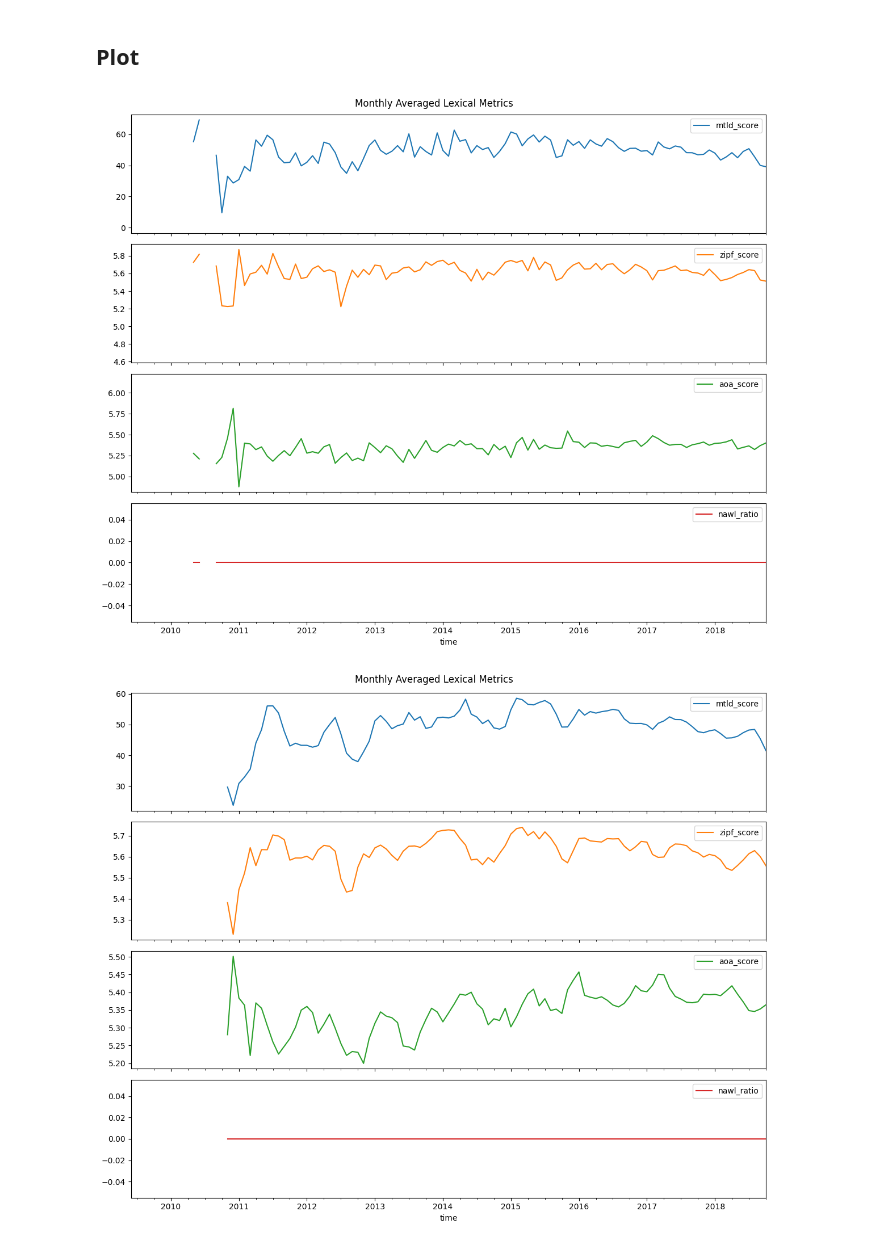
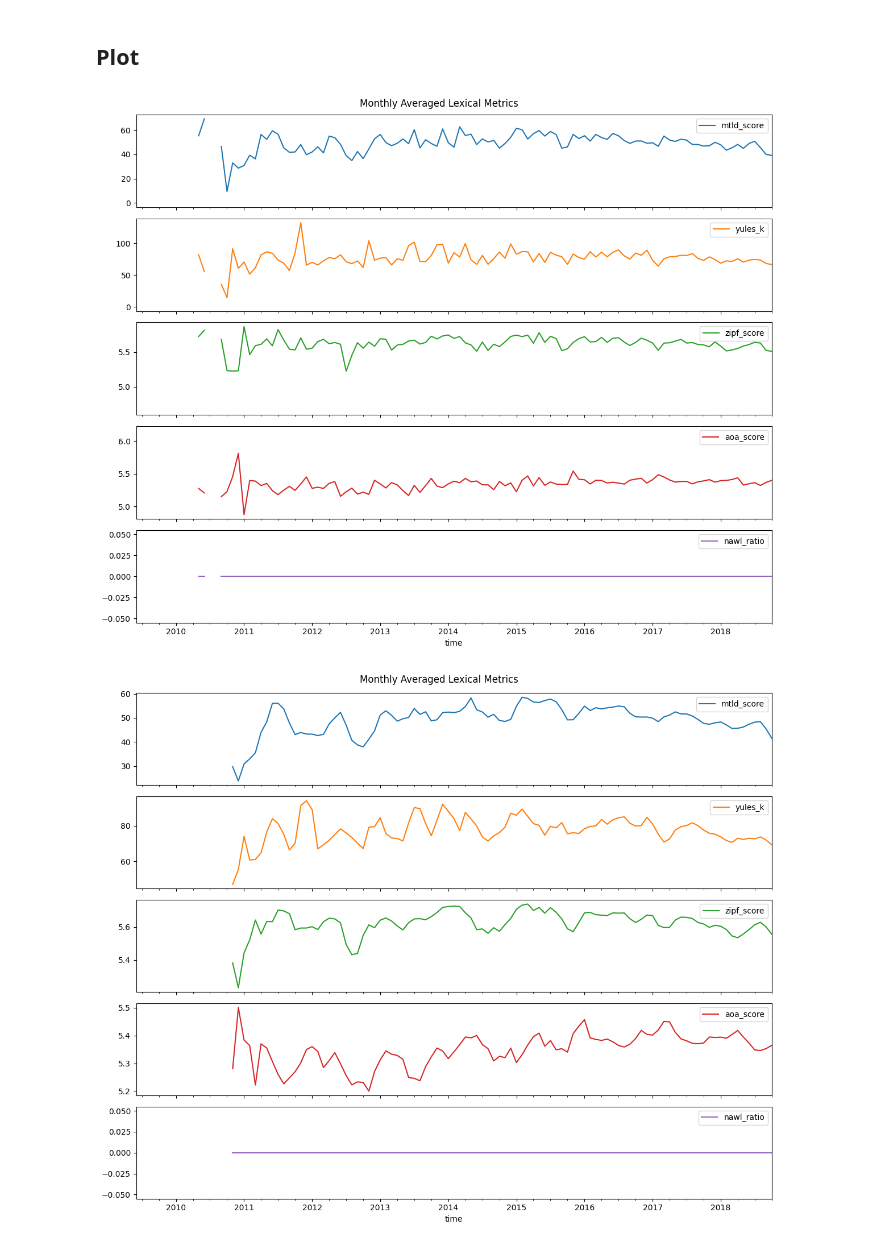
Before and after one commit to nickvick04/ORFE-Thesis, a Jupyter notebook: LexicalAnalysis.ipynb, the cells around one changed output. Saved outputs shown, nothing was run; the diff lists cells and outputs as text; code cells hidden in the pictures.

Commit message:
added yules formula

```diff
--- a/LexicalAnalysis.ipynb
+++ b/LexicalAnalysis.ipynb
@@ -106,7 +107,21 @@ def yules_K(clean_tokens):
     '''Function that returns Yule's characteristic constant K for a given set of
     cleaned, lemmatized tokens. A lower Yule's K indicates higher lexical diversity.'''
 
-    K = None
+    N = len (clean_tokens)
+    if N == 0:
+        return 0.0
+
+    # count how many times each word occurs
+    freq_counts = Counter(clean_tokens)
+
+    # create V_i
+    V = Counter(freq_counts.values()) # keys are frequencies, values are counts of types
+
+    # compute sum of i^2 * V_i
+    sum_isq_vi = sum((i**2) * Vi for i, Vi in V.items())
+
+    # apply Yule's formula
+    K = 10000 * ((sum_isq_vi - N)/(N**2))
 
     return K
 # %%
@@ -174,4 +189,4 @@ def nawl_ratio(clean_tokens, nawl_list=nawl_list):
 # %% [markdown]
 ## Corpus Selection
 # %%
-corpus = Corpus(filename="subreddit-teenagers")
+corpus = Corpus(filename=download("subreddit-Cornell"))
@@ -191,6 +208,7 @@ for utt in corpus.iter_utterances():
 
         # compute scores
         mtld_val = mtld_score(tokens)
+        yules_val = yules_K(tokens)
         zipf_val = zipf_score(tokens)
         aoa_val = aoa_score(tokens)
         nawl_val = nawl_ratio(tokens)
@@ -199,6 +217,7 @@ for utt in corpus.iter_utterances():
         utterance_data.append({
                         "time": t,
                         "mtld_score": mtld_val,
+                        "yules_k": yules_val,
                         "zipf_score": zipf_val,
                         "aoa_score": aoa_val,
                         "nawl_ratio": nawl_val
@@ -218,7 +237,7 @@ df.head()
 # %%
 # aggregate metrics by month
 df.set_index('time', inplace=True)
-numeric_cols = ['mtld_score', 'zipf_score', 'aoa_score', 'nawl_ratio']
+numeric_cols = ['mtld_score', 'yules_k', 'zipf_score', 'aoa_score', 'nawl_ratio']
 monthly_metrics = df[numeric_cols].resample('ME').mean()
 
 df.head()
@@ -237,7 +256,7 @@ df.head()
 monthly_metrics.plot(
     subplots=True,
     figsize=(12, 10),
-    layout=(4, 1),
+    layout=(5, 1),
     title="Monthly Averaged Lexical Metrics",
     legend=True
 )
@@ -245,21 +264,21 @@ monthly_metrics.plot(
 plt.tight_layout()
 plt.show()
 # %% [output]
-[figure, old version]
+[figure, new version]
 # %%
 # smooth metrics for clear visualization by using quarterly rolling window
 monthly_smooth = monthly_metrics[numeric_cols].rolling(3).mean()
 
 # plot quarterly rolling window metrics
 monthly_smooth.plot(
     subplots=True,
     figsize=(12, 10),
-    layout=(4, 1),
+    layout=(5, 1),
     title="Monthly Averaged Lexical Metrics",
     legend=True
 )
 
 plt.tight_layout()
 plt.show()
 # %% [output]
-[figure, old version]
+[figure, new version]
```
Also changed, not shown: parts of 4 cells of this notebook.
